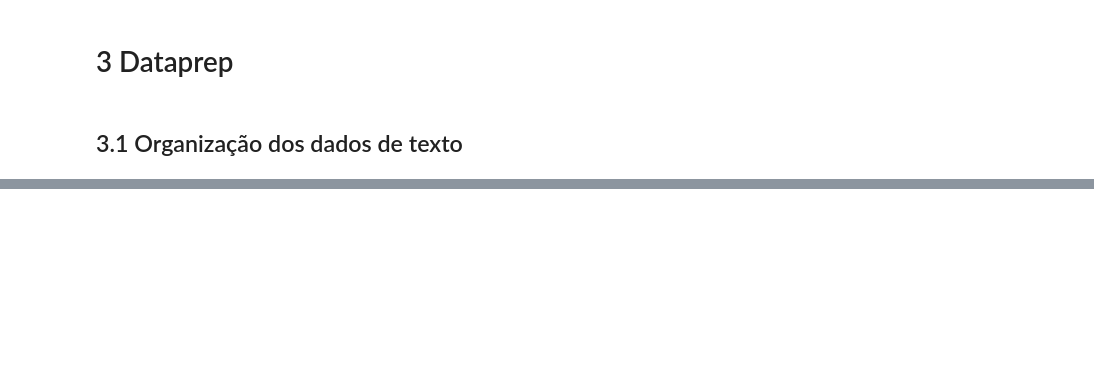
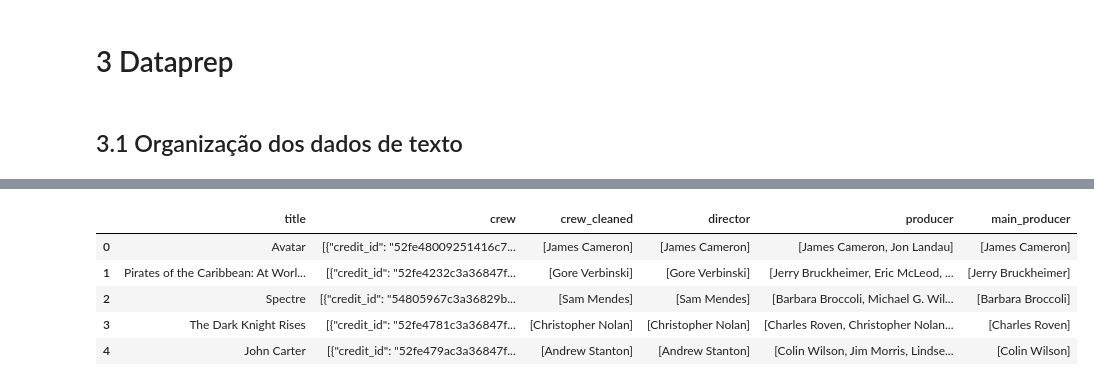
Before and after one commit to GuMauriz/projeto_recomendacao_filme, a Jupyter notebook: main.ipynb, the cells around one changed output, grey strips where cells are left out. Cells and saved outputs as stored; diff of their text form; code cells hidden in the pictures; blank space fills up the shorter version.

Commit message:
construindo e testando função para tratar colunas com dados no formato JSON

```diff
--- a/main.ipynb
+++ b/main.ipynb
@@ -311,6 +311,8 @@ df_geral_categoricas.head(5)
 | 4 | [{"id": 28, "name": "Action"}, {"... | http://movies.disney.com/john-carter | [{"id": 818, "name": "based on no... | en | John Carter | John Carter is a war-weary, forme... | [{"name": "Walt Disney Pictures",... | ... |
 # %% [markdown]
 # 3 Dataprep
+# %%
+df_geral = pd.read_csv('dados/dataset_geral.csv')
 # %% [markdown]
 ## 3.1 Organização dos dados de texto
 # %%
@@ -323,3 +325,19 @@ def clean_column_all(obj):
         return []
     except:
         return []
+# %%
+def clean_column_select(obj: list, key: str, value: str, top_n: int = None):
+    """Extract 'name' values from JSON string format where 'key' matches the specified 'value'"""
+    try:
+        data = ast.literal_eval(obj)
+        if isinstance(data, list):
+            result = [item['name'] for item in data if isinstance(item, dict) and item[key] == value]
+            if top_n is not None:
+                result = result[:top_n]
+            return result
+        return []
+    except:
+        return []
+# %%
+df_geral_example = df_geral[["title", "crew"]].iloc[:5]
+df_geral_example
@@ -325,0 +351,10 @@ def clean_column_all(obj):
+# %%
+df_geral_example["main_producer"] = df_geral_example["crew"].apply(lambda x: clean_column_select(x, "job", "Producer", top_n=1))
+df_geral_example
+# %% [output]
+|  | title | crew | crew_cleaned | director | producer | main_producer |
+| 0 | Avatar | [{"credit_id": "52fe48009251416c7... | [James Cameron] | [James Cameron] | [James Cameron, Jon Landau] | [James Cameron] |
+| 1 | Pirates of the Caribbean: At Worl... | [{"credit_id": "52fe4232c3a36847f... | [Gore Verbinski] | [Gore Verbinski] | [Jerry Bruckheimer, Eric McLeod, ... | [Jerry Bruckheimer] |
+| 2 | Spectre | [{"credit_id": "54805967c3a36829b... | [Sam Mendes] | [Sam Mendes] | [Barbara Broccoli, Michael G. Wil... | [Barbara Broccoli] |
+| 3 | The Dark Knight Rises | [{"credit_id": "52fe4781c3a36847f... | [Christopher Nolan] | [Christopher Nolan] | [Charles Roven, Christopher Nolan... | [Charles Roven] |
+| 4 | John Carter | [{"credit_id": "52fe479ac3a36847f... | [Andrew Stanton] | [Andrew Stanton] | [Colin Wilson, Jim Morris, Lindse... | [Colin Wilson] |
```
Also changed, not shown: parts of 3 cells of this notebook.
